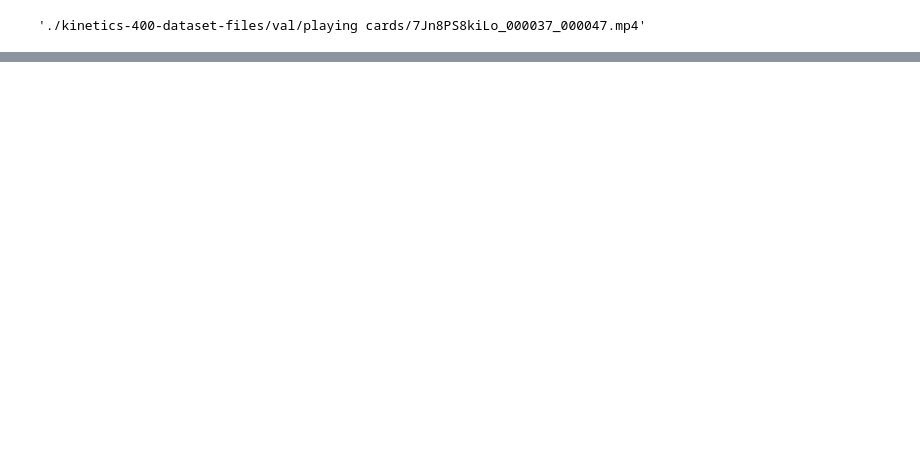
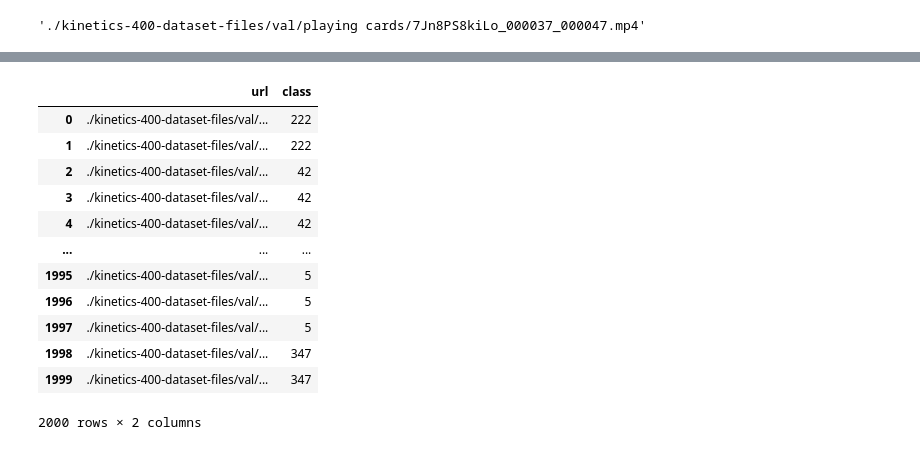
Before and after one commit to asarj/slowfast-adversarial-ml, a Jupyter notebook: notebooks/build_slowfast_csv_playground.ipynb, the cells around one changed output, grey strips where cells are left out. Saved outputs shown, nothing was run; the diff lists cells and outputs as text; code cells hidden in the pictures; blank space fills up the shorter version.

```diff
--- a/notebooks/build_slowfast_csv_playground.ipynb
+++ b/notebooks/build_slowfast_csv_playground.ipynb
@@ -75,0 +63,18 @@ final_df.to_csv(output_filename, header=False, index=False, sep=' ')
+# %%
+val_df = pd.read_csv("../kinetics-400-dataset-files/vallist.txt", sep=" ", header=None)
+val_df.columns = ["url", "class"]
+val_df
+# %% [output]
+|  | url | class |
+| 0 | ./kinetics-400-dataset-files/val/... | 222 |
+| 1 | ./kinetics-400-dataset-files/val/... | 222 |
+| 2 | ./kinetics-400-dataset-files/val/... | 42 |
+| 3 | ./kinetics-400-dataset-files/val/... | 42 |
+| 4 | ./kinetics-400-dataset-files/val/... | 42 |
+| ... | ... | ... |
+| 1995 | ./kinetics-400-dataset-files/val/... | 5 |
+| 1996 | ./kinetics-400-dataset-files/val/... | 5 |
+| 1997 | ./kinetics-400-dataset-files/val/... | 5 |
+| 1998 | ./kinetics-400-dataset-files/val/... | 347 |
+| 1999 | ./kinetics-400-dataset-files/val/... | 347 |
+2000 rows × 2 columns
```
Also changed, not shown: parts of 3 cells of this notebook, 2 other files.
